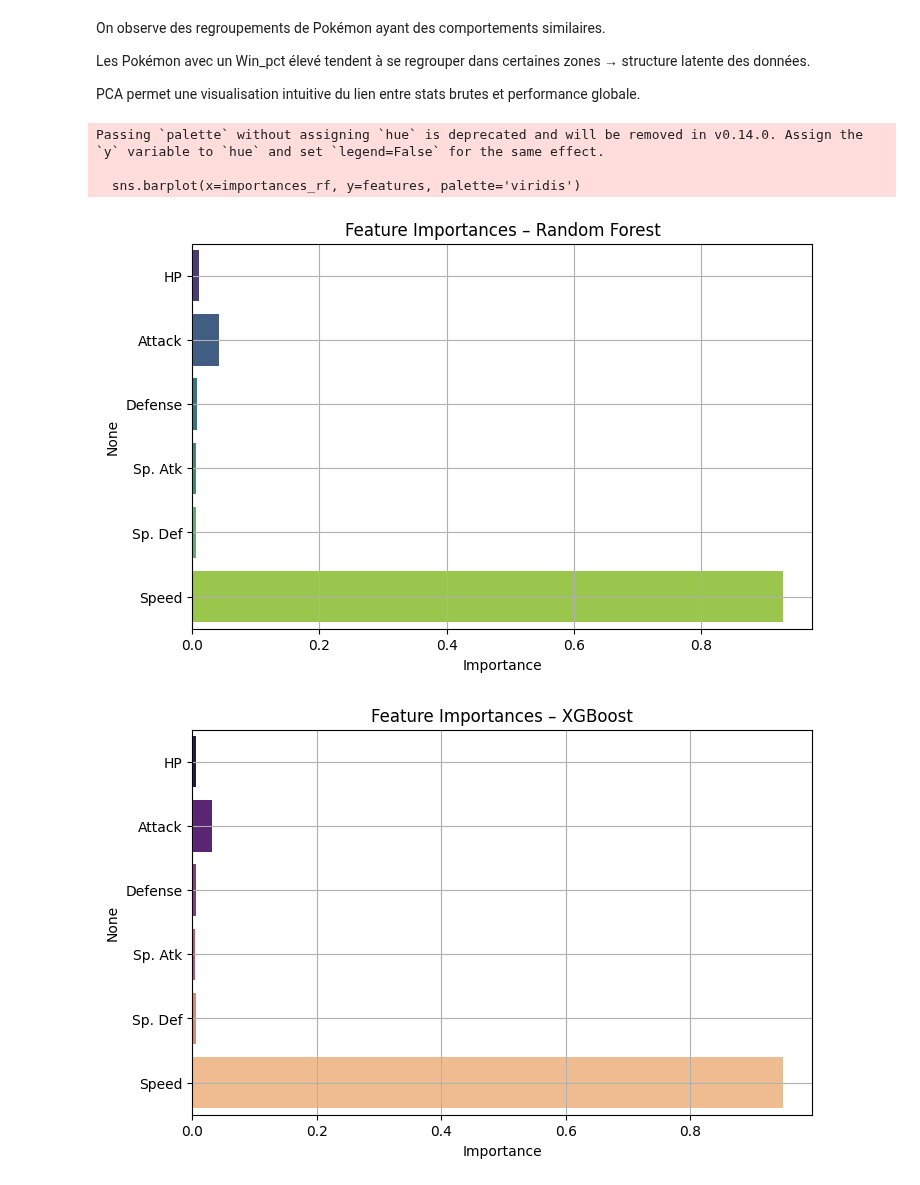
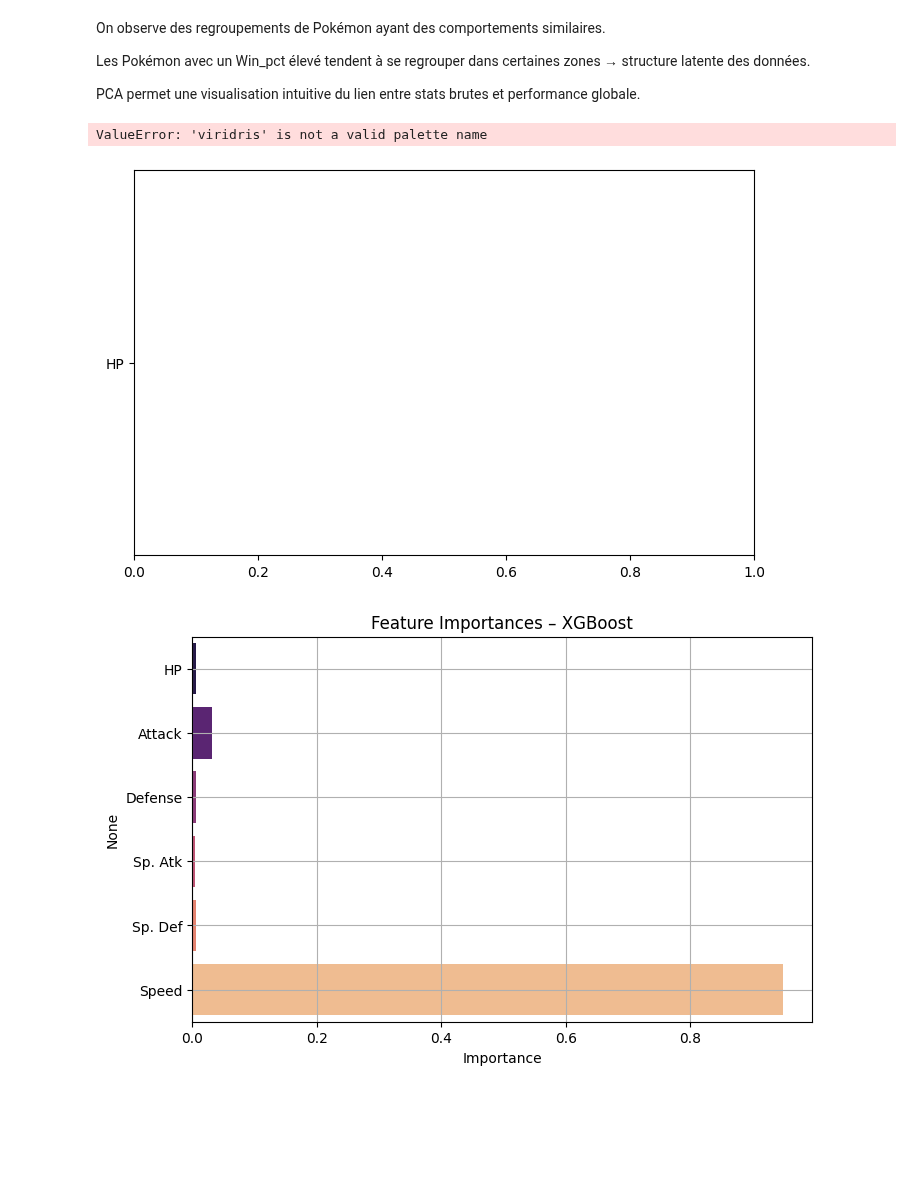
Before and after one commit to Jeynova/GenAI_Bootcamp, a Jupyter notebook: week4/day5/DailyChallenge/daily.ipynb, the cells around one changed output. Saved outputs shown, nothing was run; the diff lists cells and outputs as text; code cells hidden in the pictures; blank space fills up the shorter version.

Commit message:
palette update

```diff
--- a/week4/day5/DailyChallenge/daily.ipynb
+++ b/week4/day5/DailyChallenge/daily.ipynb
@@ -334,19 +334,17 @@ PCA permet une visualisation intuitive du lien entre stats brutes et performance
 # %%
 importances_rf = rf.feature_importances_
 features = X.columns
 
 # Affichage trié
 plt.figure(figsize=(8, 5))
-sns.barplot(x=importances_rf, y=features, palette='viridis')
+sns.barplot(x=importances_rf, y=features, hue=features, palette='viridis', legend=False)
 plt.title("Feature Importances – Random Forest")
 plt.xlabel("Importance")
 plt.grid(True)
 plt.show()
 # %% [output]
-Passing `palette` without assigning `hue` is deprecated and will be removed in v0.14.0. Assign the `y` variable to `hue` and set `legend=False` for the same effect.
-
-  sns.barplot(x=importances_rf, y=features, palette='viridis')
+ValueError: 'viridris' is not a valid palette name
-[figure, old version]
+[figure, new version]
 # %%
 importances_xgb = xgb.feature_importances_
 
```
